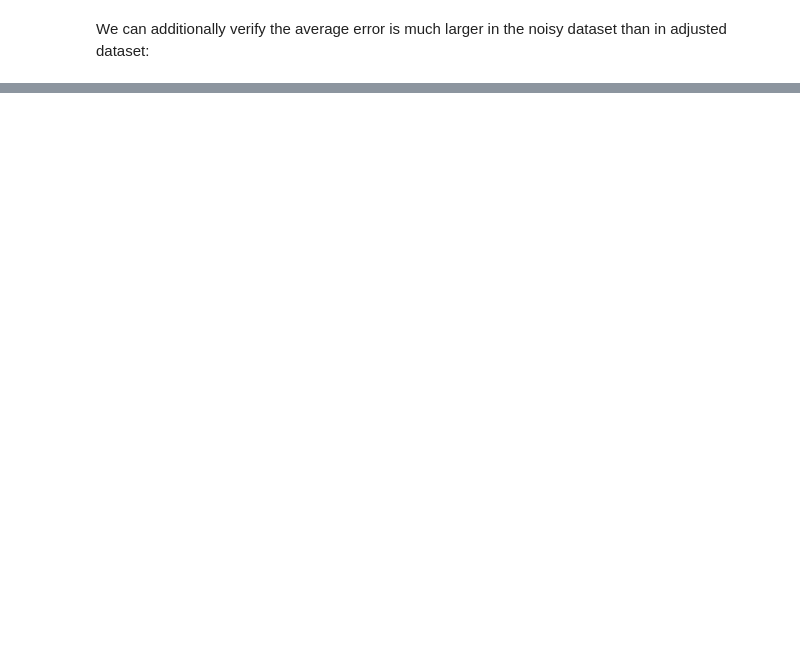
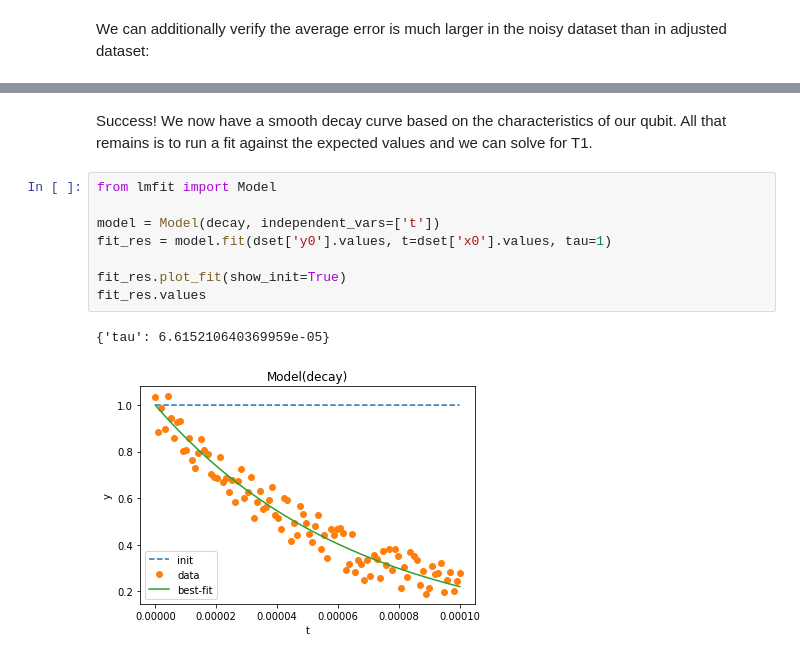
Before and after one commit to quantify-os/quantify-core, a Jupyter notebook: docs/example_notebooks/2. Advanced MeasurementControl.ipynb, the cells around one changed output, grey strips where cells are left out. Cells and saved outputs as stored; diff of their text form; blank space fills up the shorter version.

```diff
--- a/docs/example_notebooks/2. Advanced MeasurementControl.ipynb
+++ b/docs/example_notebooks/2. Advanced MeasurementControl.ipynb
@@ -164,0 +110,13 @@ plotmon.secondary_QtPlot
+# %% [markdown]
+Success! We now have a smooth decay curve based on the characteristics of our qubit. All that remains is to run a fit against the expected values and we can solve for T1.
+# %%
+from lmfit import Model
+
+model = Model(decay, independent_vars=['t'])
+fit_res = model.fit(dset['y0'].values, t=dset['x0'].values, tau=1)
+
+fit_res.plot_fit(show_init=True)
+fit_res.values
+# %% [output]
+{'tau': 6.615210640369959e-05}
+[figure, added]
```
Also changed, not shown: parts of 30 cells of this notebook.
